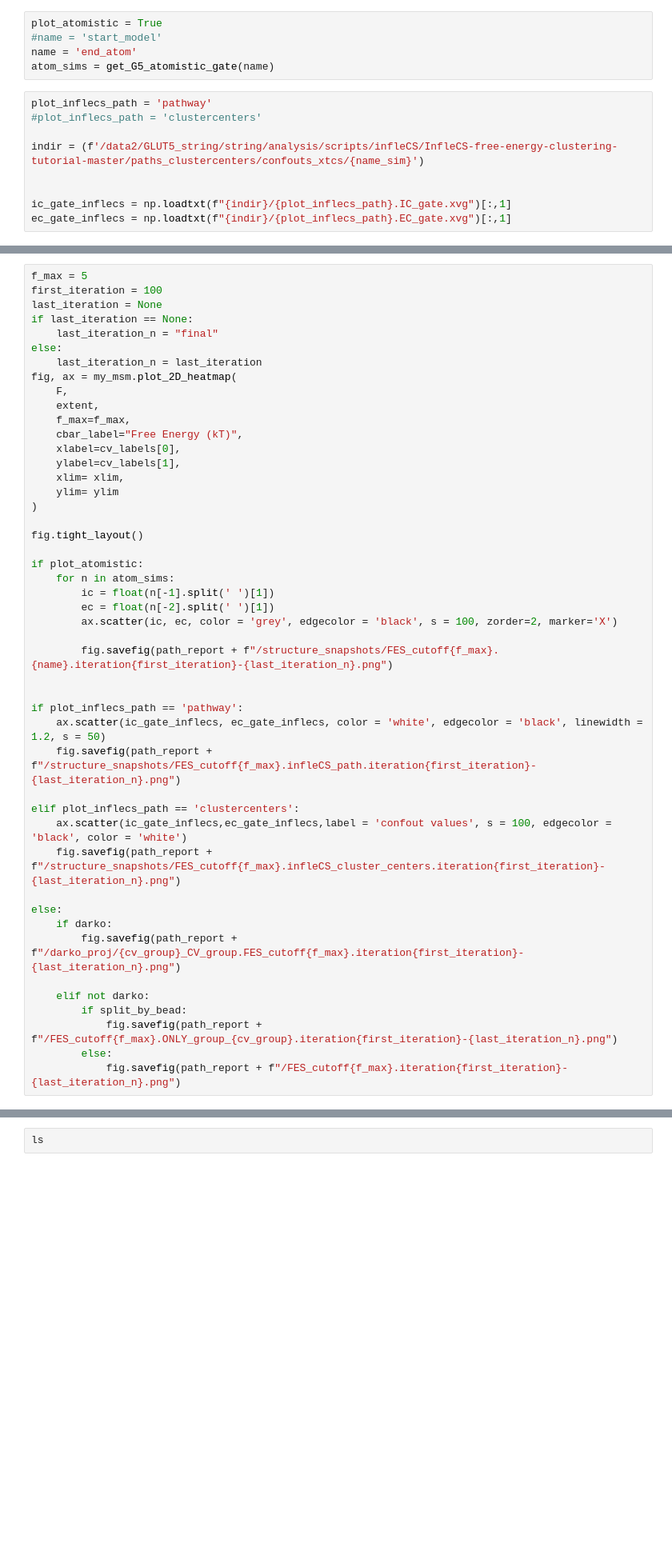
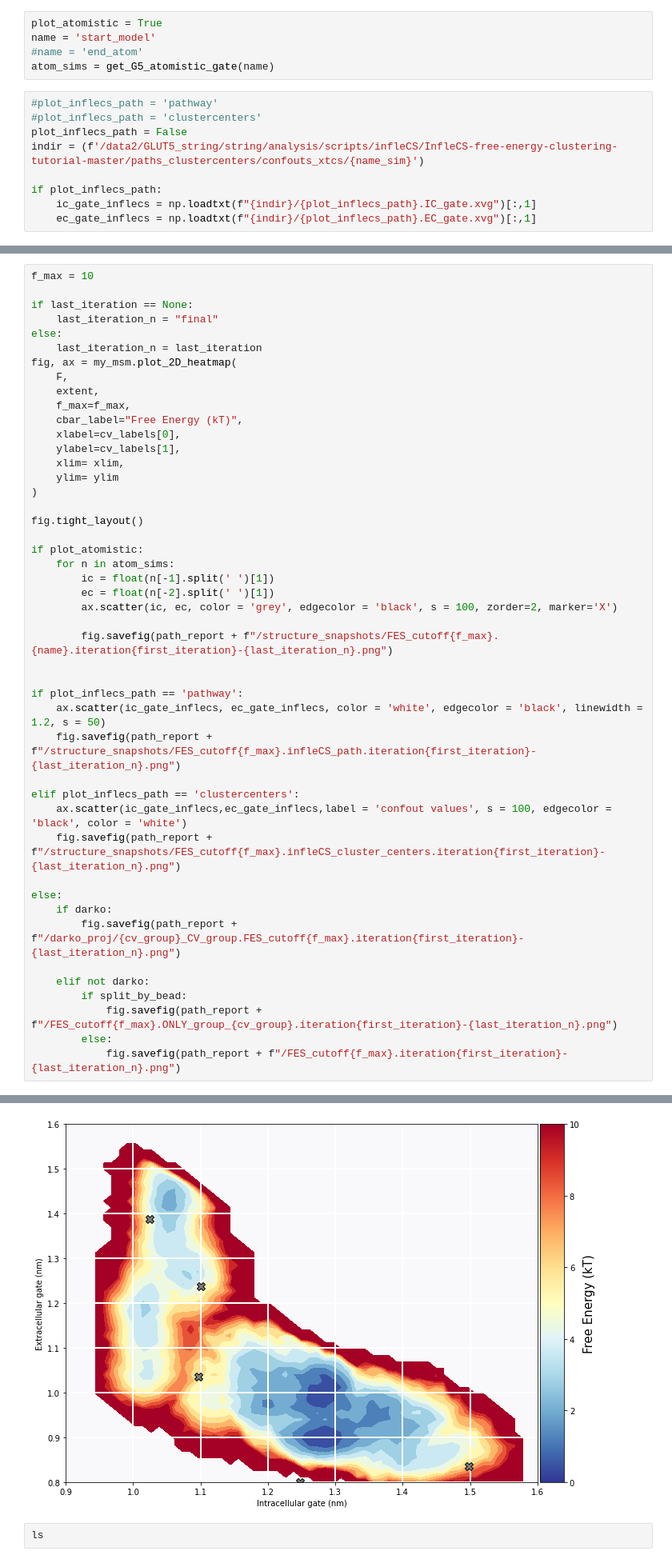
Before and after one commit to semccomas/GLUT5_string, a Jupyter notebook: string/analysis/scripts/string_MSM_analysis_TICs_deep_time-dev.ipynb, the cells around one changed output, grey strips where cells are left out. Shown at 80% size. Cells and saved outputs as stored; diff of their text form; blank space fills up the shorter version.

```diff
--- a/string/analysis/scripts/string_MSM_analysis_TICs_deep_time-dev.ipynb
+++ b/string/analysis/scripts/string_MSM_analysis_TICs_deep_time-dev.ipynb
@@ -257,18 +274,18 @@ def get_G5_atomistic_gate(timestep):
     return out_arr
 # %%
 plot_atomistic = True
-#name = 'start_model'
-name = 'end_atom'
+name = 'start_model'
+#name = 'end_atom'
 atom_sims = get_G5_atomistic_gate(name)
 # %%
-plot_inflecs_path = 'pathway'
+#plot_inflecs_path = 'pathway'
 #plot_inflecs_path = 'clustercenters'
-
+plot_inflecs_path = False
 indir = (f'/data2/GLUT5_string/string/analysis/scripts/infleCS/InfleCS-free-energy-clustering-tutorial-master/paths_clustercenters/confouts_xtcs/{name_sim}')
 
-
-ic_gate_inflecs = np.loadtxt(f"{indir}/{plot_inflecs_path}.IC_gate.xvg")[:,1]
-ec_gate_inflecs = np.loadtxt(f"{indir}/{plot_inflecs_path}.EC_gate.xvg")[:,1]
+if plot_inflecs_path:
+    ic_gate_inflecs = np.loadtxt(f"{indir}/{plot_inflecs_path}.IC_gate.xvg")[:,1]
+    ec_gate_inflecs = np.loadtxt(f"{indir}/{plot_inflecs_path}.EC_gate.xvg")[:,1]
 # %% [markdown]
 ## Project FES
 # %% [markdown]
@@ -286,9 +303,8 @@ np.save('./cv_proj_MSM.npy', cv_proj)
 # %% [markdown]
 ## Plot FES
 # %%
-f_max = 5
-first_iteration = 100
-last_iteration = None
+f_max = 10
+
 if last_iteration == None:
     last_iteration_n = "final"
 else:
@@ -341,3 +352,4 @@ NameError: name 'plot_inflecs_path' is not defined
+[figure, added]
 # %%
 ls
 # %% [output]
```
Also changed, not shown: parts of 21 cells of this notebook, 5 other files.
